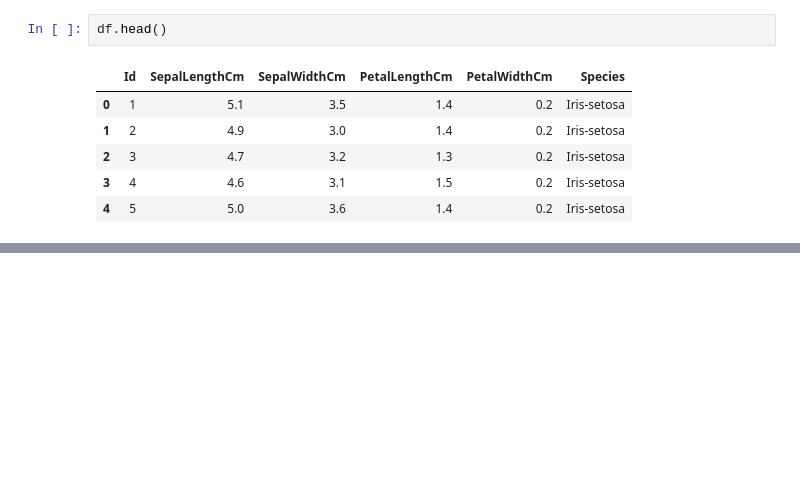
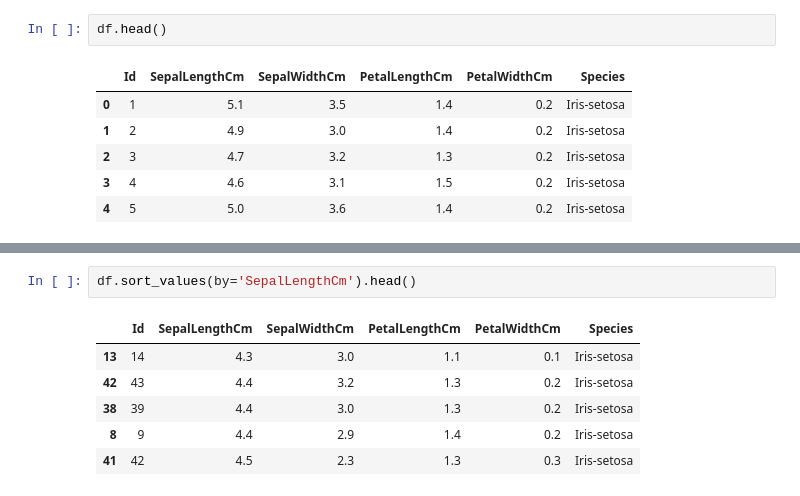
Before and after one commit to ananyakamboj/Machine-Learning, a Jupyter notebook: Dataframes.ipynb, the cells around one changed output, grey strips where cells are left out. Drawn from its saved outputs; the diff is of its cells as text; blank space fills up the shorter version.

```diff
--- a/Dataframes.ipynb
+++ b/Dataframes.ipynb
@@ -268,0 +218,9 @@ df.head()
+# %%
+df.sort_values(by='SepalLengthCm').head()
+# %% [output]
+|  | Id | SepalLengthCm | SepalWidthCm | PetalLengthCm | PetalWidthCm | Species |
+| 13 | 14 | 4.3 | 3.0 | 1.1 | 0.1 | Iris-setosa |
+| 42 | 43 | 4.4 | 3.2 | 1.3 | 0.2 | Iris-setosa |
+| 38 | 39 | 4.4 | 3.0 | 1.3 | 0.2 | Iris-setosa |
+| 8 | 9 | 4.4 | 2.9 | 1.4 | 0.2 | Iris-setosa |
+| 41 | 42 | 4.5 | 2.3 | 1.3 | 0.3 | Iris-setosa |
```
Also changed, not shown: parts of 34 cells of this notebook, 4 other files.
